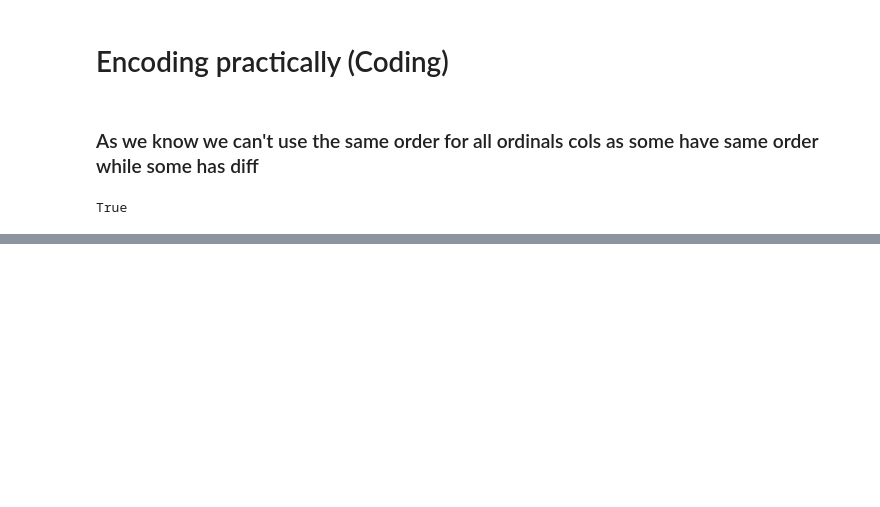
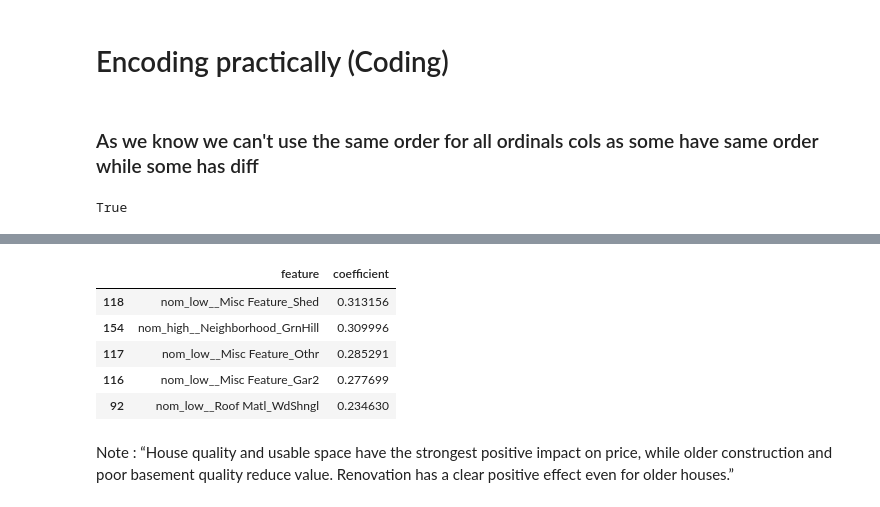
Before and after one commit to ThakurNishant2004/House_price_intelligence_system, a Jupyter notebook: notebooks/Encoding.ipynb, the cells around one changed output, grey strips where cells are left out. Drawn from its saved outputs; the diff is of its cells as text; code cells hidden in the pictures; blank space fills up the shorter version.

Commit message:
encoding done , Evaluation Model

```diff
--- a/notebooks/Encoding.ipynb
+++ b/notebooks/Encoding.ipynb
@@ -117,0 +191,2 @@ True
+# %%
+pipeline.fit(X_train,y_train)
@@ -117,0 +232,12 @@ True
+# %%
+coef = pipeline.named_steps['model'].coef_
+# %%
+# Get Features name
+feature_names = pipeline.named_steps['preprocessor'].get_feature_names_out()
+# %%
+import pandas as pd
+
+coef_df = pd.DataFrame({
+    'feature': feature_names,
+    'coefficient': coef
+}).sort_values(by='coefficient', ascending=False)
@@ -117,0 +249,11 @@ True
+# %%
+coef_df.head()
+# %% [output]
+|  | feature | coefficient |
+| 118 | nom_low__Misc Feature_Shed | 0.313156 |
+| 154 | nom_high__Neighborhood_GrnHill | 0.309996 |
+| 117 | nom_low__Misc Feature_Othr | 0.285291 |
+| 116 | nom_low__Misc Feature_Gar2 | 0.277699 |
+| 92 | nom_low__Roof Matl_WdShngl | 0.234630 |
+# %% [markdown]
+Note : “House quality and usable space have the strongest positive impact on price, while older construction and poor basement quality reduce value. Renovation has a clear positive effect even for older houses.”
```
Also changed, not shown: parts of 35 cells of this notebook.
